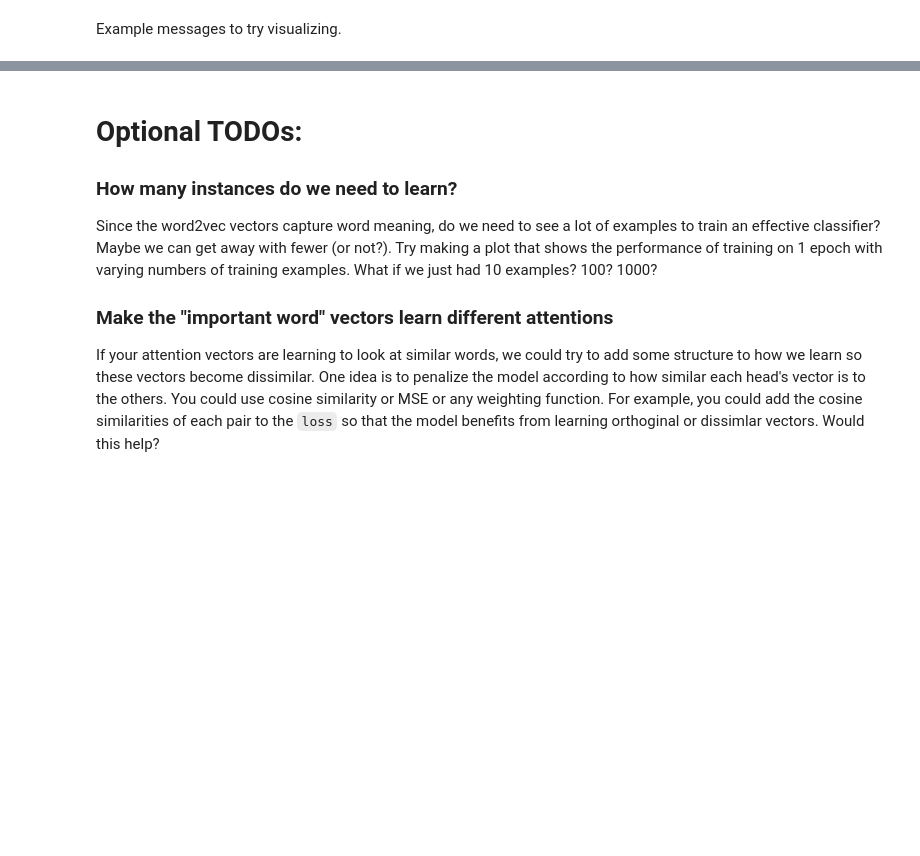
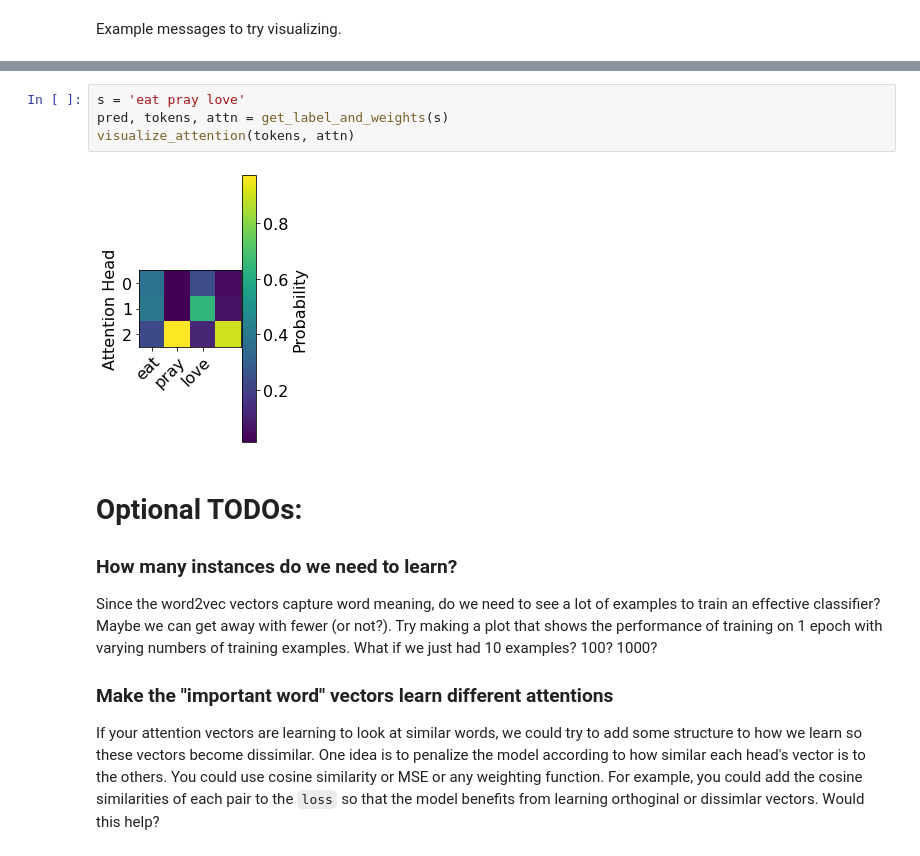
Before and after one commit to josh-ashkinaze/nlp-hw2, a Jupyter notebook: Attention Classifier Pytorch Student.ipynb, the cells around one changed output, grey strips where cells are left out. Saved outputs shown, nothing was run; the diff lists cells and outputs as text; blank space fills up the shorter version.

```diff
--- a/Attention Classifier Pytorch Student.ipynb
+++ b/Attention Classifier Pytorch Student.ipynb
@@ -736,3 +743,9 @@ visualize_attention(tokens, attn)
+# %%
+s = 'eat pray love'
+pred, tokens, attn = get_label_and_weights(s)
+visualize_attention(tokens, attn)
+# %% [output]
+[figure, added]
 # %% [markdown]
 # Optional TODOs:
 
```
Also changed, not shown: parts of 4 cells of this notebook.
